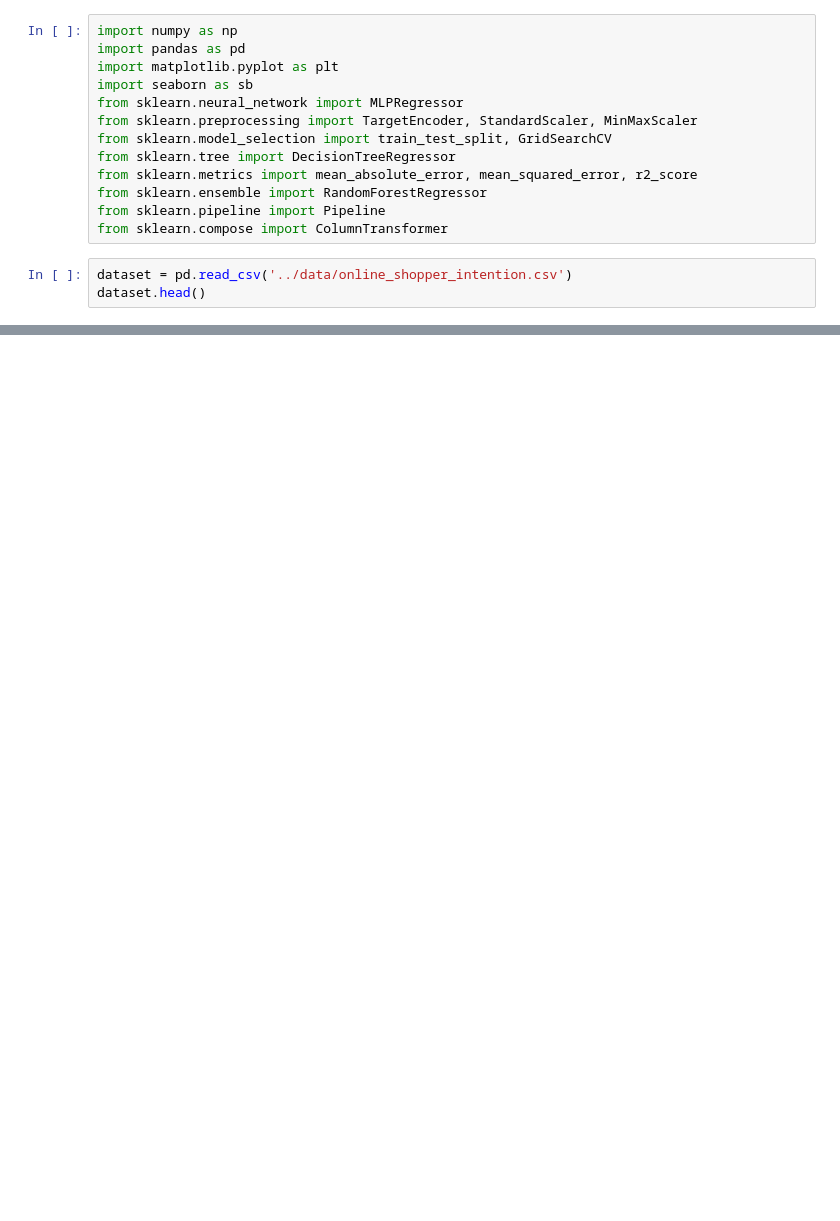
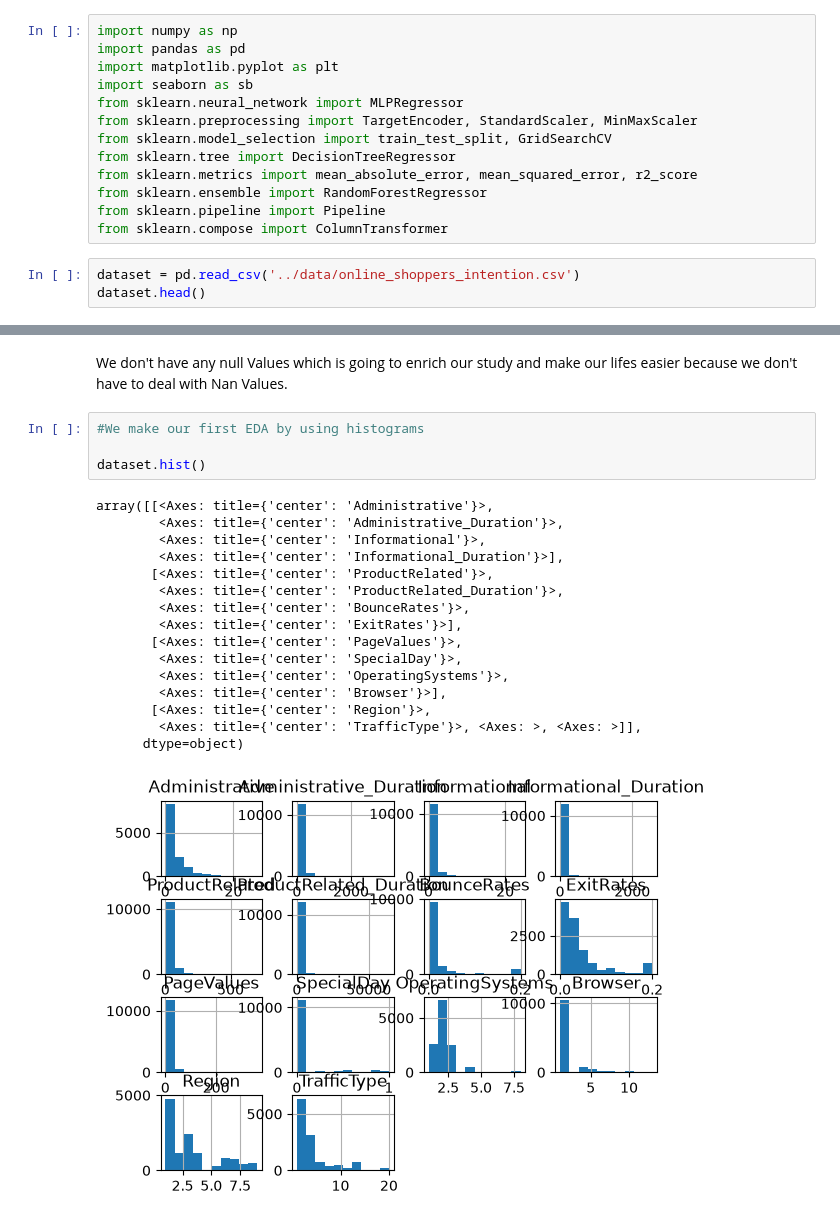
Before and after one commit to Tibuuu/Baseline-Model-Training, a Jupyter notebook: advanced_deep_learning/drug_consumption_dataset.ipynb, the cells around one changed output, grey strips where cells are left out. Drawn from its saved outputs; the diff is of its cells as text; blank space fills up the shorter version.

Commit message:
litt study

```diff
--- a/advanced_deep_learning/drug_consumption_dataset.ipynb
+++ b/advanced_deep_learning/drug_consumption_dataset.ipynb
@@ -32,6 +39,6 @@ from sklearn.ensemble import RandomForestRegressor
 from sklearn.pipeline import Pipeline
 from sklearn.compose import ColumnTransformer
 # %%
-dataset = pd.read_csv('../data/online_shopper_intention.csv')
+dataset = pd.read_csv('../data/online_shoppers_intention.csv')
 dataset.head()
 # %% [output]
@@ -38,0 +81,23 @@ FileNotFoundError: [Errno 2] No such file or directory: '../data/online_shopper_
+# %% [markdown]
+We don't have any null Values which is going to enrich our study and make our lifes easier because we don't have to deal with Nan Values.
+# %%
+#We make our first EDA by using histograms
+
+dataset.hist()
+# %% [output]
+array([[<Axes: title={'center': 'Administrative'}>,
+        <Axes: title={'center': 'Administrative_Duration'}>,
+        <Axes: title={'center': 'Informational'}>,
+        <Axes: title={'center': 'Informational_Duration'}>],
+       [<Axes: title={'center': 'ProductRelated'}>,
+        <Axes: title={'center': 'ProductRelated_Duration'}>,
+        <Axes: title={'center': 'BounceRates'}>,
+        <Axes: title={'center': 'ExitRates'}>],
+       [<Axes: title={'center': 'PageValues'}>,
+        <Axes: title={'center': 'SpecialDay'}>,
+        <Axes: title={'center': 'OperatingSystems'}>,
+        <Axes: title={'center': 'Browser'}>],
+       [<Axes: title={'center': 'Region'}>,
+        <Axes: title={'center': 'TrafficType'}>, <Axes: >, <Axes: >]],
+      dtype=object)
+[figure, added]
```
Also changed, not shown: parts of 6 cells of this notebook.
